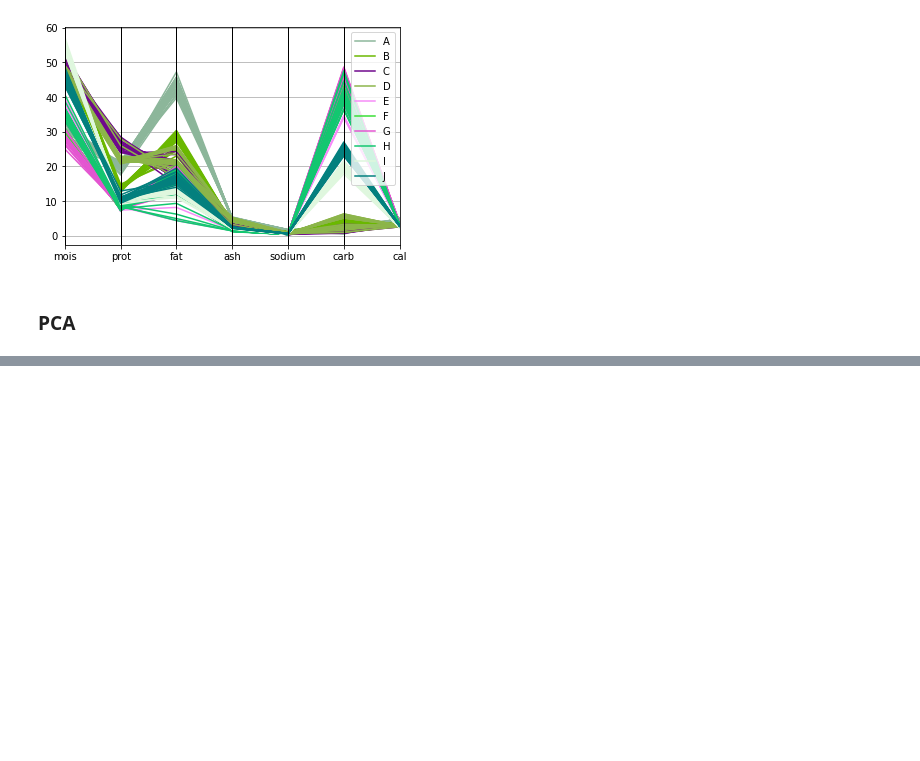
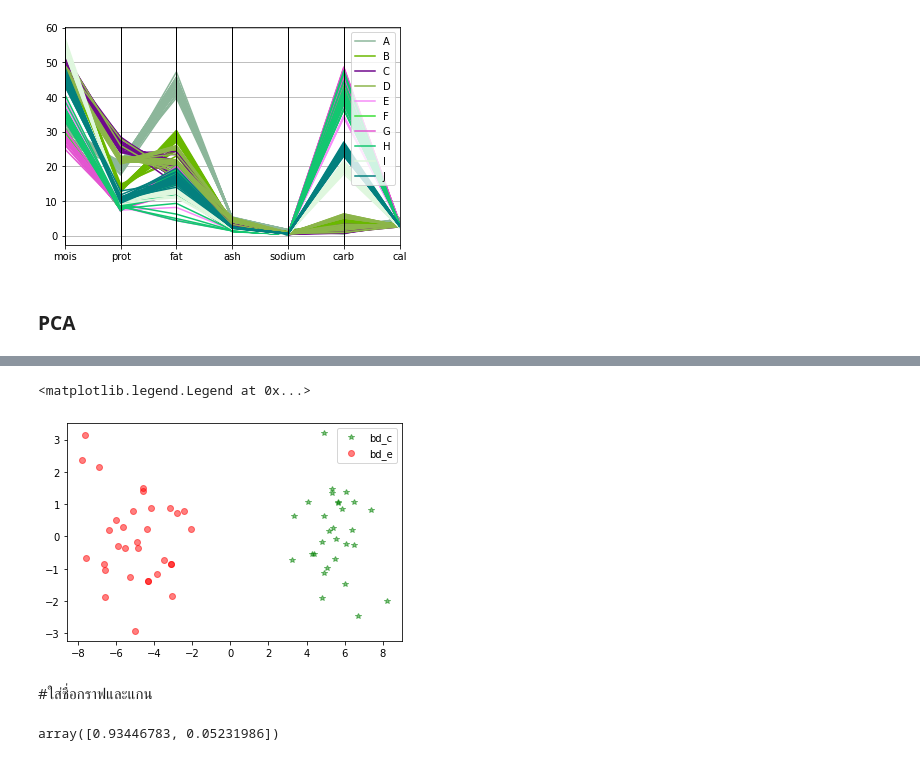
Before and after one commit to Jittiya/multivariate, a Jupyter notebook: Exam01.ipynb, the cells around one changed output, grey strips where cells are left out. Drawn from its saved outputs; the diff is of its cells as text; code cells hidden in the pictures; blank space fills up the shorter version.

```diff
--- a/Exam01.ipynb
+++ b/Exam01.ipynb
@@ -165,0 +277,13 @@ pd.plotting.parallel_coordinates(dataex_graph, 'brand')
+# %%
+plt.plot(brandC_pca[:,0], brandC_pca[:,1], '*g', alpha=0.5, label= 'bd_c')
+plt.plot(brandE_pca[:,0], brandE_pca[:,1], 'or', alpha=0.5, label= 'bd_e')
+plt.legend()
+# %% [output]
+<matplotlib.legend.Legend at 0x...>
+[figure, added]
+# %% [markdown]
+#ใส่ชื่อกราฟและแกน
+# %%
+pca.explained_variance_ratio_
+# %% [output]
+array([0.93446783, 0.05231986])
```
Also changed, not shown: parts of 15 cells of this notebook.
